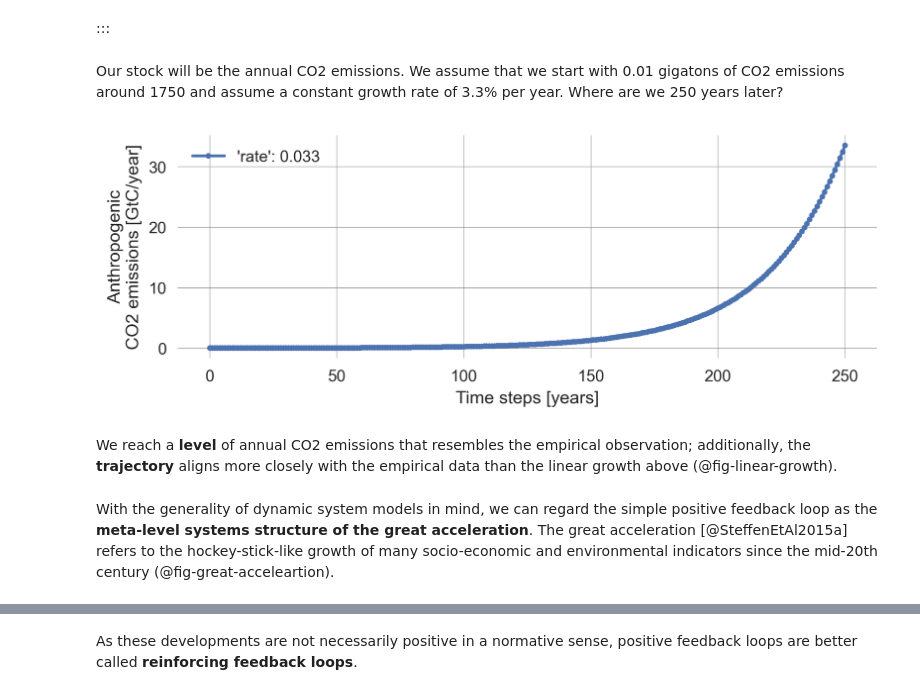
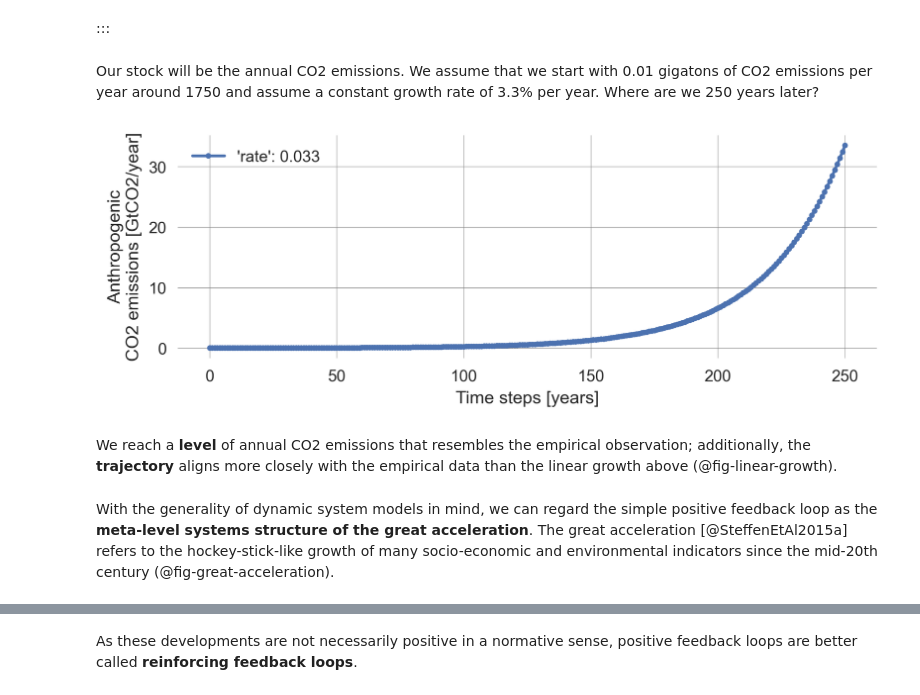
Before and after one commit to wbarfuss/csm-of-hei, a Jupyter notebook: 02.01-Nonlinearity.ipynb, the cells around one changed output, grey strips where cells are left out. Saved outputs shown, nothing was run; the diff lists cells and outputs as text; code cells hidden in the pictures.

```diff
--- a/02.01-Nonlinearity.ipynb
+++ b/02.01-Nonlinearity.ipynb
@@ -149,2 +145,0 @@ Let's assume we start at 280 parts per million (ppm).
-# %%
-stock = 280
@@ -166,4 +145,0 @@ Let's simulate 150 steps, denoting yearly updates from 1850 to 2000, and assume
-# %%
-for t in range(1851, 2001):
-    stock = update_stock(stock, 75.6, 75);
-    time_series.append(stock)
@@ -282,15 +245,15 @@ iframe("https://ourworldindata.org/explorers/co2?hideControls=true&Gas+or+Warmin
 # %% [markdown]
 :::
 # %% [markdown]
-Our stock will be the annual CO2 emissions. We assume that we start with 0.01 gigatons of CO2 emissions around 1750 and assume a constant growth rate of 3.3% per year. Where are we 250 years later?
+Our stock will be the annual CO2 emissions. We assume that we start with 0.01 gigatons of CO2 emissions per year around 1750 and assume a constant growth rate of 3.3% per year. Where are we 250 years later?
 # %%
 #| fig-cap: Exponential growth
 plot_stock_evolution(250, 0.01, update_func=update_stock, rate=0.033);
-plt.xlabel("Time steps [years]"); plt.ylabel("Anthropogenic\nCO2 emissions [GtC/year]"); plt.legend();
+plt.xlabel("Time steps [years]"); plt.ylabel("Anthropogenic\nCO2 emissions [GtCO2/year]"); plt.legend();
 # %% [output]
-[figure, old version]
+[figure, new version]
 # %% [markdown]
 We reach a **level** of annual CO2 emissions that resembles the empirical observation; additionally, the **trajectory** aligns more closely with the empirical data than the linear growth above (@fig-linear-growth).
 # %% [markdown]
-With the generality of dynamic system models in mind, we can regard the simple positive feedback loop as the **meta-level systems structure of the great acceleration**. The great acceleration [@SteffenEtAl2015a] refers to the hockey-stick-like growth of many socio-economic and environmental indicators since the mid-20th century (@fig-great-acceleartion).
+With the generality of dynamic system models in mind, we can regard the simple positive feedback loop as the **meta-level systems structure of the great acceleration**. The great acceleration [@SteffenEtAl2015a] refers to the hockey-stick-like growth of many socio-economic and environmental indicators since the mid-20th century (@fig-great-acceleration).
 # %% [markdown]
```
Also changed, not shown: parts of 355 cells of this notebook, 4 other files.
